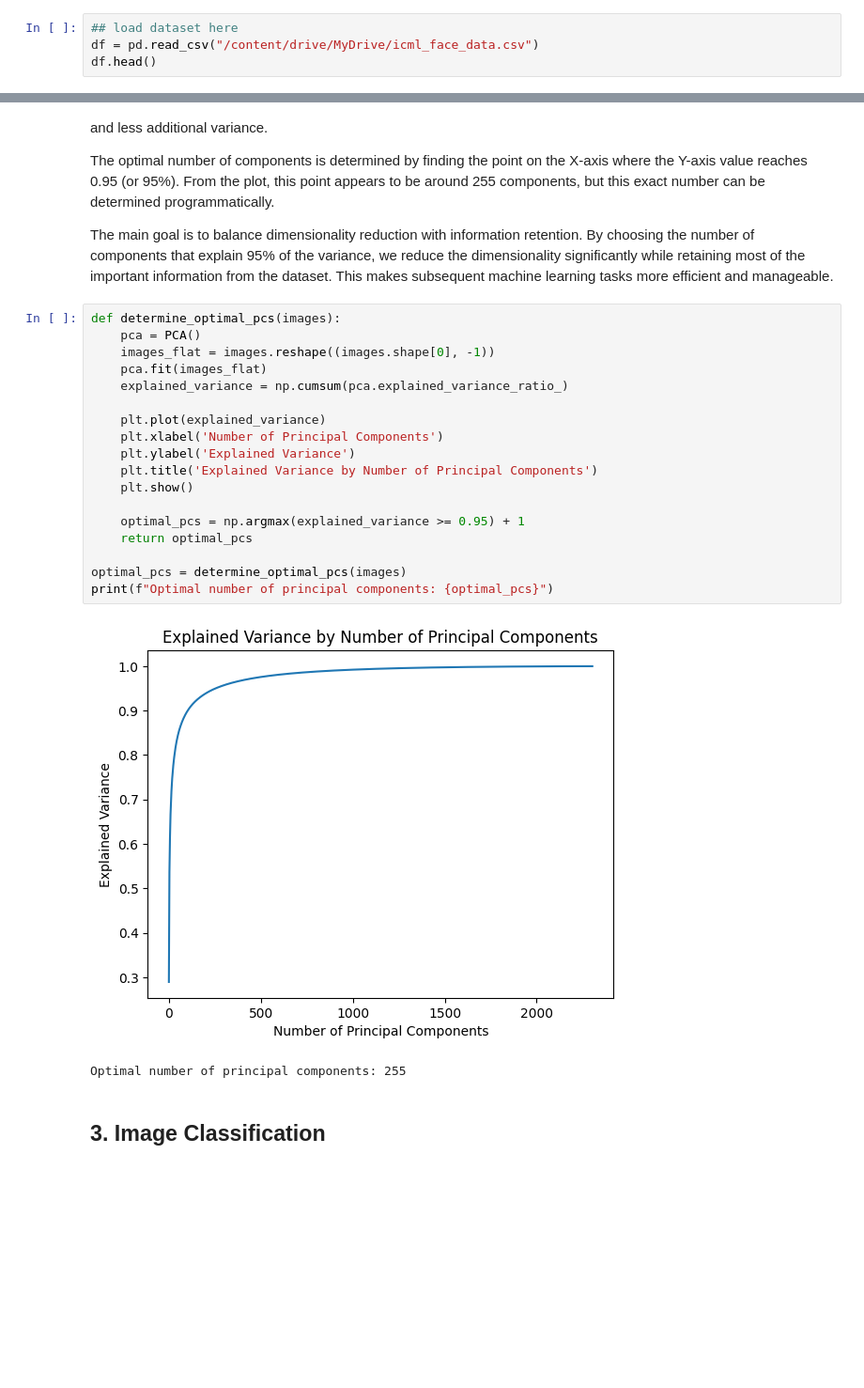
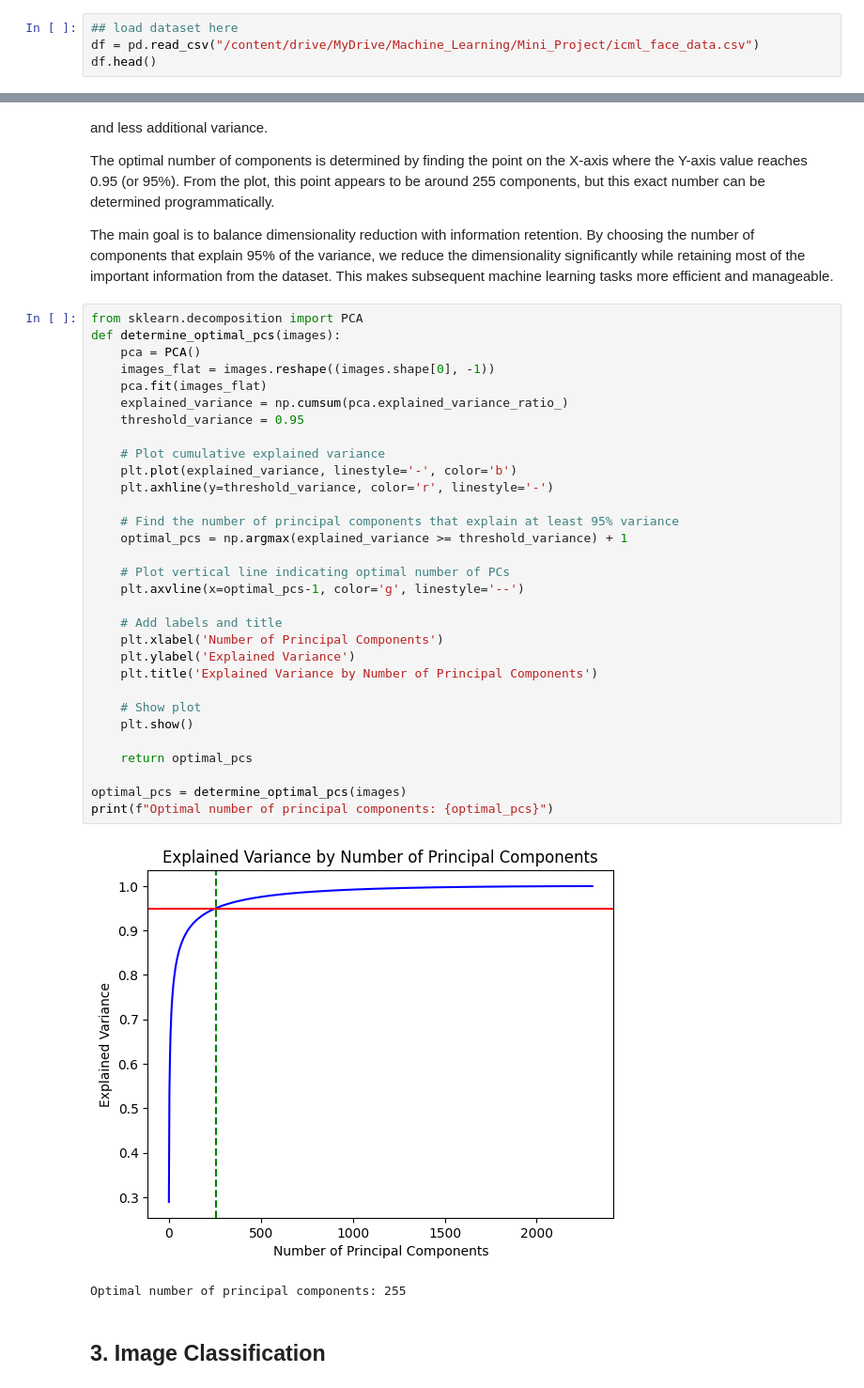
Before and after one commit to hquoctuan/Fundamental-ML, a Jupyter notebook: notebooks/EDA.ipynb, the cells around one changed output, grey strips where cells are left out. Shown at 94% size. Drawn from its saved outputs; the diff is of its cells as text; blank space fills up the shorter version.

```diff
--- a/notebooks/EDA.ipynb
+++ b/notebooks/EDA.ipynb
@@ -45,7 +45,7 @@ def show_img(images: np.ndarray, labels: np.ndarray):
         axarr[idx].set_title("Label:{}".format(label))
 # %%
 ## load dataset here
-df = pd.read_csv("/content/drive/MyDrive/icml_face_data.csv")
+df = pd.read_csv("/content/drive/MyDrive/Machine_Learning/Mini_Project/icml_face_data.csv")
 df.head()
 # %% [output]
 |  | emotion | pixels |
@@ -114,25 +114,38 @@ The optimal number of components is determined by finding the point on the X-axi
 
 The main goal is to balance dimensionality reduction with information retention. By choosing the number of components that explain 95% of the variance, we reduce the dimensionality significantly while retaining most of the important information from the dataset. This makes subsequent machine learning tasks more efficient and manageable.
 # %%
+from sklearn.decomposition import PCA
 def determine_optimal_pcs(images):
     pca = PCA()
     images_flat = images.reshape((images.shape[0], -1))
     pca.fit(images_flat)
     explained_variance = np.cumsum(pca.explained_variance_ratio_)
+    threshold_variance = 0.95
 
-    plt.plot(explained_variance)
+    # Plot cumulative explained variance
+    plt.plot(explained_variance, linestyle='-', color='b')
+    plt.axhline(y=threshold_variance, color='r', linestyle='-')
+
+    # Find the number of principal components that explain at least 95% variance
+    optimal_pcs = np.argmax(explained_variance >= threshold_variance) + 1
+
+    # Plot vertical line indicating optimal number of PCs
+    plt.axvline(x=optimal_pcs-1, color='g', linestyle='--')
+
+    # Add labels and title
     plt.xlabel('Number of Principal Components')
     plt.ylabel('Explained Variance')
     plt.title('Explained Variance by Number of Principal Components')
+
+    # Show plot
     plt.show()
 
-    optimal_pcs = np.argmax(explained_variance >= 0.95) + 1
     return optimal_pcs
 
 optimal_pcs = determine_optimal_pcs(images)
 print(f"Optimal number of principal components: {optimal_pcs}")
 # %% [output]
-[figure, old version]
+[figure, new version]
 Optimal number of principal components: 255
 # %% [markdown]
 ## 3. Image Classification
```
Also changed, not shown: parts of 18 cells of this notebook, 1 other file.
